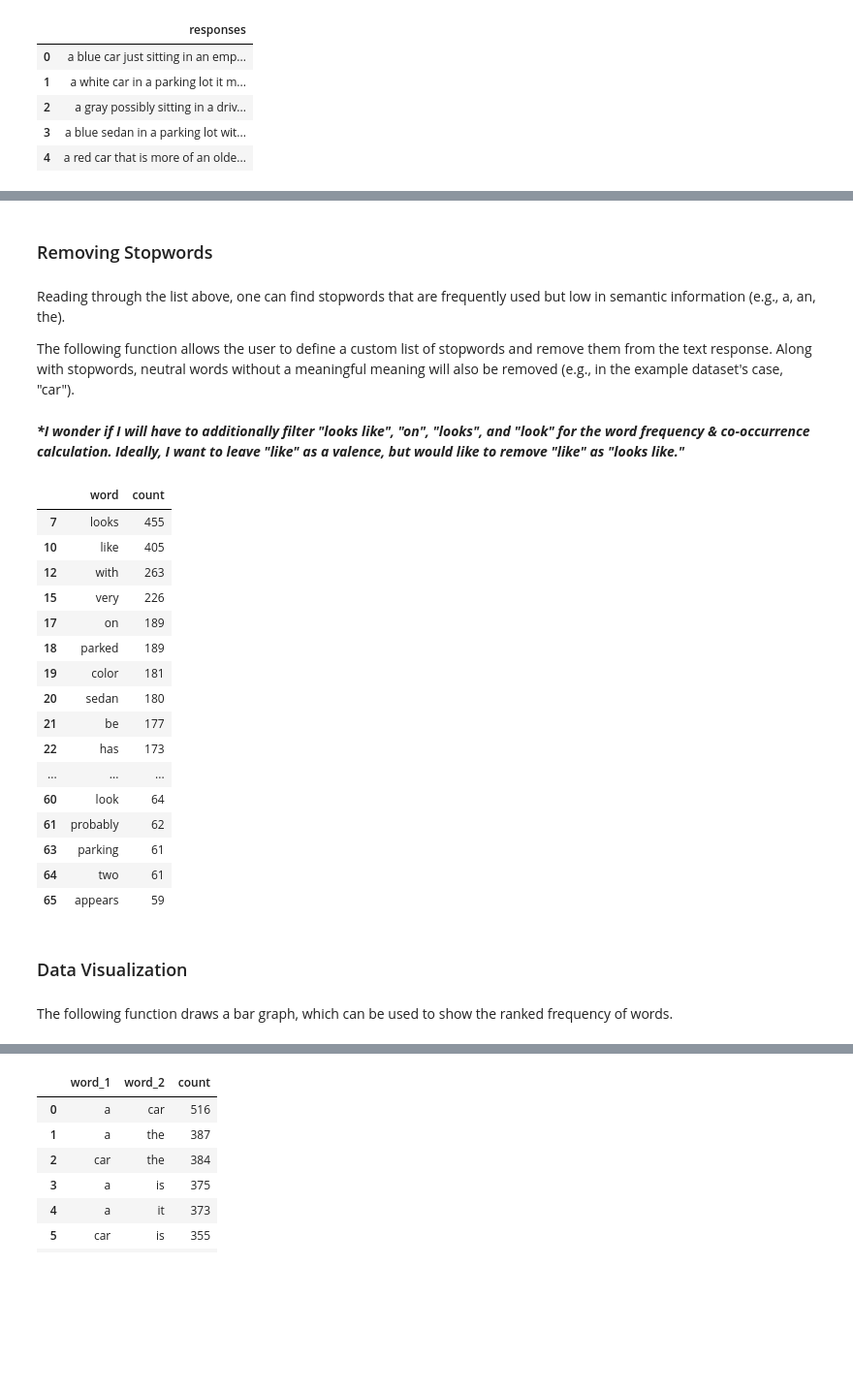
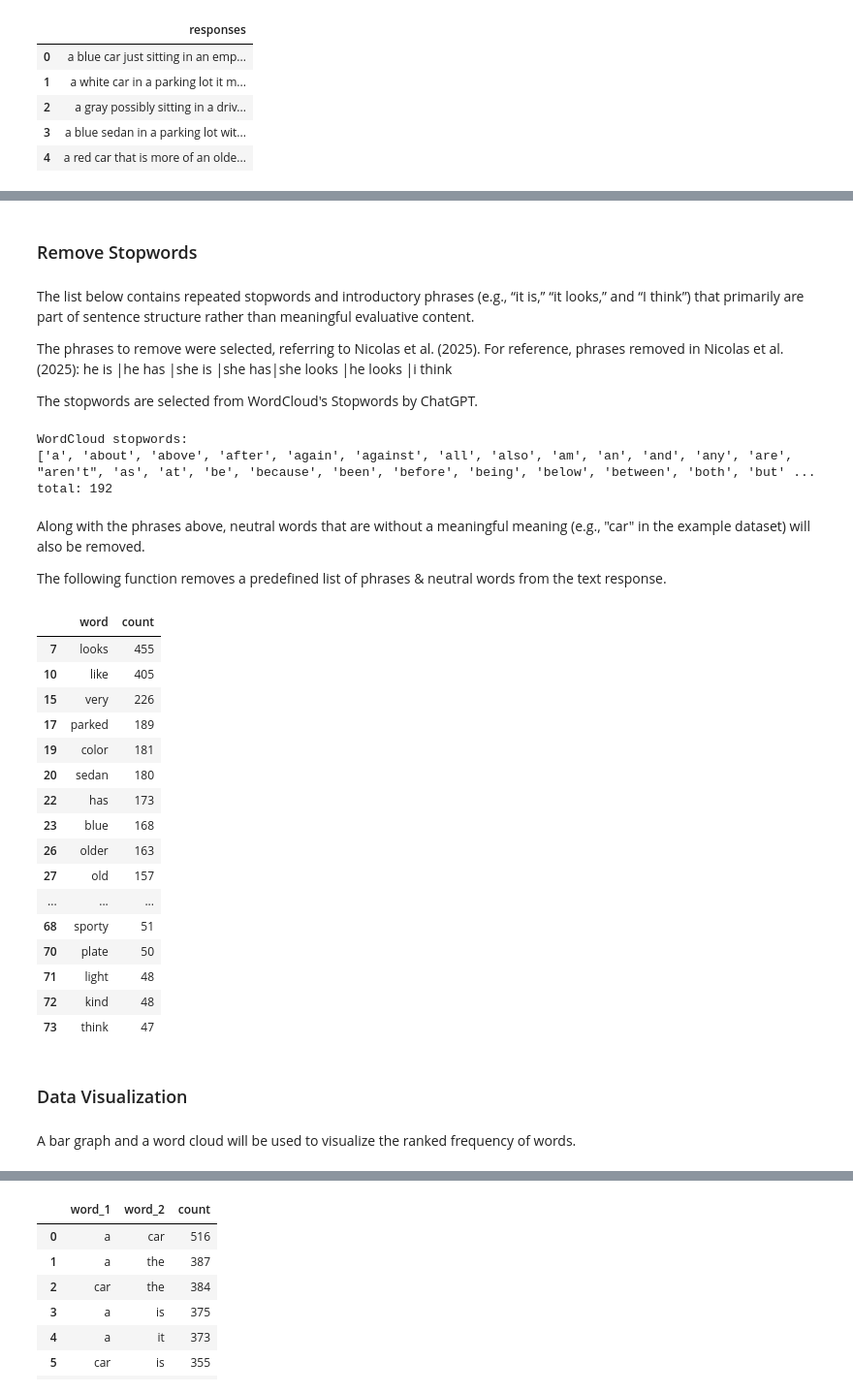
Before and after one commit to BoraV/scene-study-text-analysis-2026, a Jupyter notebook: analysis.ipynb, the cells around one changed output, grey strips where cells are left out. Shown at 97% size. Saved outputs shown, nothing was run; the diff lists cells and outputs as text; code cells hidden in the pictures; blank space fills up the shorter version.

```diff
--- a/analysis.ipynb
+++ b/analysis.ipynb
@@ -238,7 +333,7 @@ def get_word_frequency(some_text):
 
     return freq_df
 # %%
-frequency_df = get_word_frequency(clean_text)
+frequency_df = get_word_frequency(clean_data["responses"])
 
 #check
 frequency_df.head(50)
@@ -261,8 +356,22 @@ frequency_df.head(50)
 | 48 | small | 86 |
 | 49 | black | 85 |
 # %% [markdown]
-### Removing Stopwords
+### Remove Stopwords
 # %% [markdown]
-Reading through the list above, one can find stopwords that are frequently used but low in semantic information (e.g., a, an, the).
+The list below contains repeated stopwords and introductory phrases (e.g., “it is,” “it looks,” and “I think”) that primarily are part of sentence structure rather than meaningful evaluative content.
 
-The following function allows the user to define a custom list of stopwords and remove them from the text response. Along with stopwords, neutral words without a meaningful meaning will also be removed (e.g., in the example dataset's case, "car").
+The phrases to remove were selected, referring to Nicolas et al. (2025). For reference, phrases removed in Nicolas et al. (2025): he is |he has |she is |she has|she looks |he looks |i think
+
+The stopwords are selected from WordCloud's Stopwords by ChatGPT.
+# %%
+from wordcloud import STOPWORDS
+
+wc_stopwords = sorted(list(STOPWORDS))
+
+print("WordCloud stopwords:")
+print(wc_stopwords)   # first 50
+print("total:", len(wc_stopwords))
+# %% [output]
+WordCloud stopwords:
+['a', 'about', 'above', 'after', 'again', 'against', 'all', 'also', 'am', 'an', 'and', 'any', 'are', "aren't", 'as', 'at', 'be', 'because', 'been', 'before', 'being', 'below', 'between', 'both', 'but' ...
+total: 192
@@ -269,6 +446,12 @@ The following function allows the user to define a custom list of stopwords and
+# %% [markdown]
+Along with the phrases above, neutral words that are without a meaningful meaning (e.g., "car" in the example dataset) will also be removed.
+
+The following function removes a predefined list of phrases & neutral words from the text response.
 # %%
-stopword_list = ["a", "an", "its", "the", "is", "are", "was", "were", "it", "and", "in", "of", "to", "i", "this", "that"]
-neutral_word_list = ["car"]
+# set a neutral word list
+neutral_word_list = ["car", "cars"]
+
+#for the scenes, the possible neutral words could be:
 #neutral_word_list = ["scene", "environment"]
 
 def remove_words(df, word_list1, word_list2):
@@ -290,31 +473,32 @@ def remove_words(df, word_list1, word_list2):
         raise ValueError("df's format is unknown. May have to edit def remove_words!")
 
     return filtered_df
-# %% [markdown]
-**_*I wonder if I will have to additionally filter "looks like", "on", "looks", and "look" for the word frequency & co-occurrence calculation. Ideally, I want to leave "like" as a valence, but would like to remove "like" as "looks like."_**
 # %%
-filtered_frequency_df = remove_words(frequency_df, stopword_list, neutral_word_list)
-
+filtered_frequency_df = remove_words(
+    frequency_df,
+    stopword_list,
+    neutral_word_list
+)
 filtered_frequency_df.head(50)
 # %% [output]
 |  | word | count |
 | 7 | looks | 455 |
 | 10 | like | 405 |
-| 12 | with | 263 |
 | 15 | very | 226 |
-| 17 | on | 189 |
-| 18 | parked | 189 |
+| 17 | parked | 189 |
 | 19 | color | 181 |
 | 20 | sedan | 180 |
-| 21 | be | 177 |
 | 22 | has | 173 |
+| 23 | blue | 168 |
+| 26 | older | 163 |
+| 27 | old | 157 |
 | ... | ... | ... |
-| 60 | look | 64 |
-| 61 | probably | 62 |
-| 63 | parking | 61 |
-| 64 | two | 61 |
-| 65 | appears | 59 |
+| 68 | sporty | 51 |
+| 70 | plate | 50 |
+| 71 | light | 48 |
+| 72 | kind | 48 |
+| 73 | think | 47 |
 # %% [markdown]
 ### Data Visualization
 # %% [markdown]
-The following function draws a bar graph, which can be used to show the ranked frequency of words.
+A bar graph and a word cloud will be used to visualize the ranked frequency of words.
```
Also changed, not shown: parts of 111 cells of this notebook, 11 other files.
